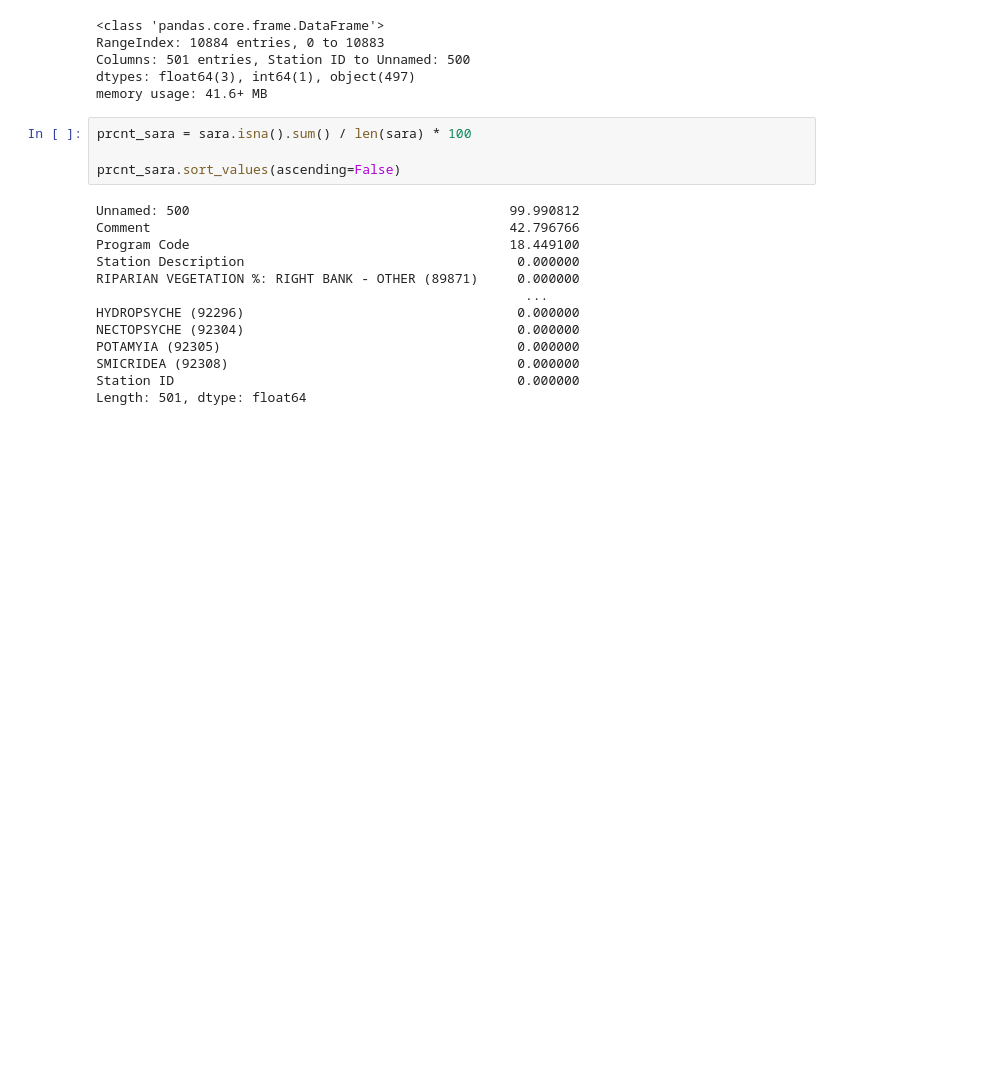
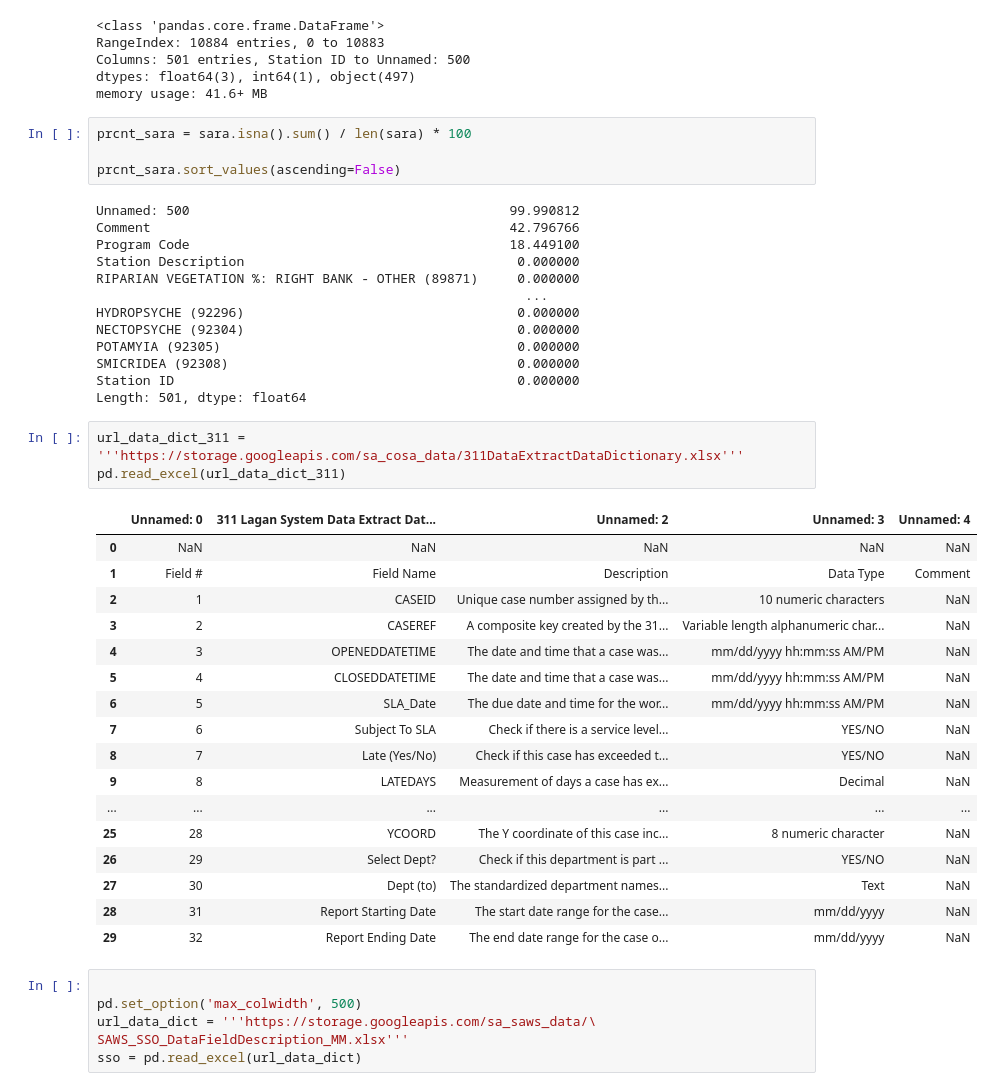
Before and after one commit to we-came-we-SAWS-we-conquered/saws-capstone-project, a Jupyter notebook: jeremy-repo/water_quality_data.ipynb, the cells around one changed output. Saved outputs shown, nothing was run; the diff lists cells and outputs as text; blank space fills up the shorter version.

Commit message:
added data dictionary for SSO data

```diff
--- a/jeremy-repo/water_quality_data.ipynb
+++ b/jeremy-repo/water_quality_data.ipynb
@@ -59,3 +59,30 @@ POTAMYIA (92305)                                      0.000000
 SMICRIDEA (92308)                                     0.000000
 Station ID                                            0.000000
 Length: 501, dtype: float64
+# %%
+url_data_dict_311 = '''https://storage.googleapis.com/sa_cosa_data/311DataExtractDataDictionary.xlsx'''
+pd.read_excel(url_data_dict_311)
+# %% [output]
+|  | Unnamed: 0 | 311 Lagan System Data Extract Dat... | Unnamed: 2 | Unnamed: 3 | Unnamed: 4 |
+| 0 | NaN | NaN | NaN | NaN | NaN |
+| 1 | Field # | Field Name | Description | Data Type | Comment |
+| 2 | 1 | CASEID | Unique case number assigned by th... | 10 numeric characters | NaN |
+| 3 | 2 | CASEREF | A composite key created by the 31... | Variable length alphanumeric char... | NaN |
+| 4 | 3 | OPENEDDATETIME | The date and time that a case was... | mm/dd/yyyy hh:mm:ss AM/PM | NaN |
+| 5 | 4 | CLOSEDDATETIME | The date and time that a case was... | mm/dd/yyyy hh:mm:ss AM/PM | NaN |
+| 6 | 5 | SLA_Date | The due date and time for the wor... | mm/dd/yyyy hh:mm:ss AM/PM | NaN |
+| 7 | 6 | Subject To SLA | Check if there is a service level... | YES/NO | NaN |
+| 8 | 7 | Late (Yes/No) | Check if this case has exceeded t... | YES/NO | NaN |
+| 9 | 8 | LATEDAYS | Measurement of days a case has ex... | Decimal | NaN |
+| ... | ... | ... | ... | ... | ... |
+| 25 | 28 | YCOORD | The Y coordinate of this case inc... | 8 numeric character | NaN |
+| 26 | 29 | Select Dept? | Check if this department is part ... | YES/NO | NaN |
+| 27 | 30 | Dept (to) | The standardized department names... | Text | NaN |
+| 28 | 31 | Report Starting Date | The start date range for the case... | mm/dd/yyyy | NaN |
+| 29 | 32 | Report Ending Date | The end date range for the case o... | mm/dd/yyyy | NaN |
+# %%
+
+pd.set_option('max_colwidth', 500)
+url_data_dict = '''https://storage.googleapis.com/sa_saws_data/\
+SAWS_SSO_DataFieldDescription_MM.xlsx'''
+sso = pd.read_excel(url_data_dict)
```
Also changed, not shown: parts of 1 cell of this notebook, 2 other files.
